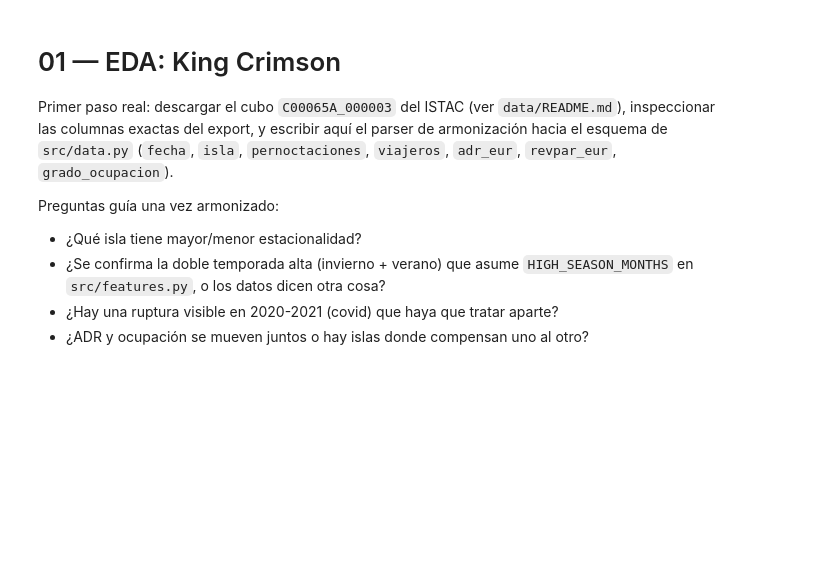
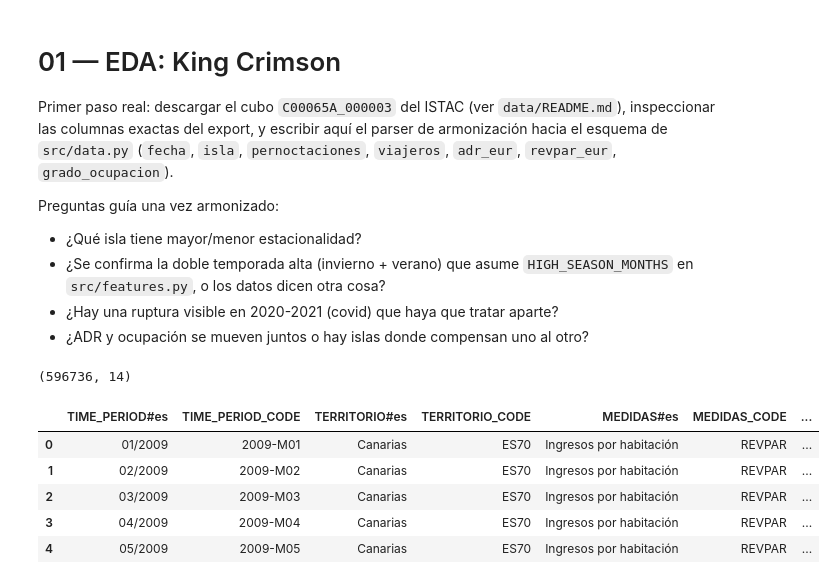
Before and after one commit to kegare825/canary-islands-tourism-forecast, a Jupyter notebook: notebooks/01_eda.ipynb, the cells around one changed output. Saved outputs shown, nothing was run; the diff lists cells and outputs as text; code cells hidden in the pictures; blank space fills up the shorter version.

```diff
--- a/notebooks/01_eda.ipynb
+++ b/notebooks/01_eda.ipynb
@@ -16,16 +16,19 @@ Preguntas guía una vez armonizado:
 # %%
 import matplotlib.pyplot as plt
 import pandas as pd
 import seaborn as sns
 
 sns.set_theme(style="whitegrid")
 pd.set_option("display.max_columns", 50)
 
-# raw = pd.read_csv("data/raw/C00065A_000003.csv")  # inspeccionar columnas reales aquí
-# raw.head()
-
-# TODO: escribir la armonización real una vez visto el CSV, y guardar el
-# resultado en data/processed/canarias_turismo_mensual.csv con el esquema
-# de data/README.md. Después:
-# from src.data import load_harmonized_series
-# df = load_harmonized_series()
+raw = pd.read_csv("data/raw/C00065A_000003.csv")
+print(raw.shape)
+raw.head()
+# %% [output]
+(596736, 14)
+|  | TIME_PERIOD#es | TIME_PERIOD_CODE | TERRITORIO#es | TERRITORIO_CODE | MEDIDAS#es | MEDIDAS_CODE | ... |
+| 0 | 01/2009 | 2009-M01 | Canarias | ES70 | Ingresos por habitación | REVPAR | ... |
+| 1 | 02/2009 | 2009-M02 | Canarias | ES70 | Ingresos por habitación | REVPAR | ... |
+| 2 | 03/2009 | 2009-M03 | Canarias | ES70 | Ingresos por habitación | REVPAR | ... |
+| 3 | 04/2009 | 2009-M04 | Canarias | ES70 | Ingresos por habitación | REVPAR | ... |
+| 4 | 05/2009 | 2009-M05 | Canarias | ES70 | Ingresos por habitación | REVPAR | ... |
```
Also changed, not shown: parts of 7 cells of this notebook, 18 other files.
